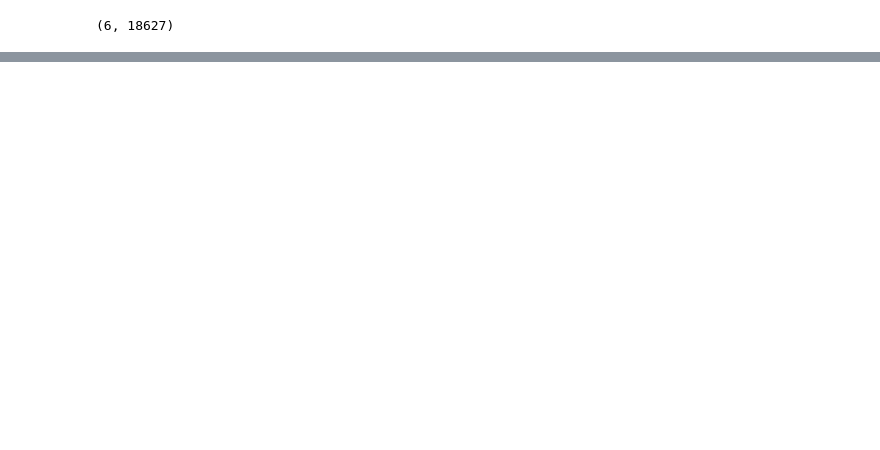
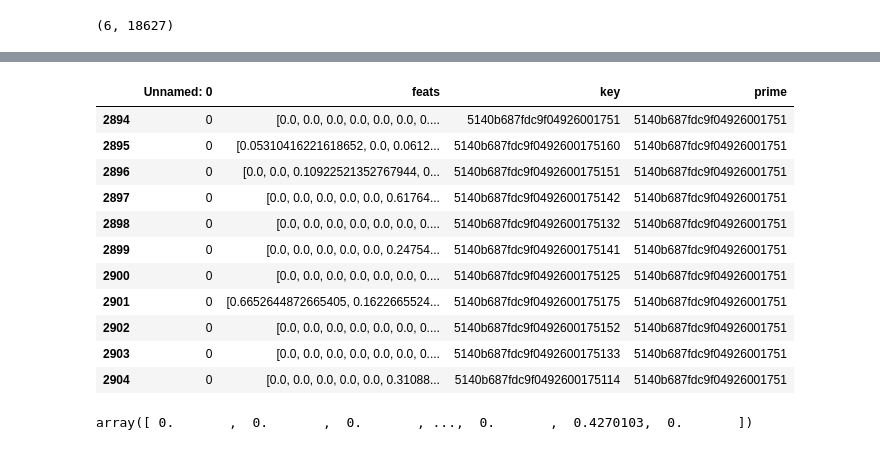
Before and after one commit to sagarjoglekar/ExplainingUrbanEmotions, a Jupyter notebook: notebooks/TamplateImageRetreival.ipynb, the cells around one changed output, grey strips where cells are left out. Cells and saved outputs as stored; diff of their text form; code cells hidden in the pictures; blank space fills up the shorter version.

```diff
--- a/notebooks/TamplateImageRetreival.ipynb
+++ b/notebooks/TamplateImageRetreival.ipynb
@@ -51,0 +62,2 @@ Image(templates[2])
+# %%
+Feats = pd.read_csv(AugTest)
@@ -51,0 +77,2 @@ Image(templates[2])
+# %%
+feats = Feats.drop(Feats.index[0]).astype('object')
@@ -51,0 +88,2 @@ Image(templates[2])
+# %%
+groupedFeats = feats.groupby('prime')
@@ -51,0 +110,17 @@ Image(templates[2])
+# %%
+df = groupedFeats.get_group('5140b687fdc9f04926001751')
+# %%
+df
+# %% [output]
+|  | Unnamed: 0 | feats | key | prime |
+| 2894 | 0 | [0.0, 0.0, 0.0, 0.0, 0.0, 0.0, 0.... | 5140b687fdc9f04926001751 | 5140b687fdc9f04926001751 |
+| 2895 | 0 | [0.05310416221618652, 0.0, 0.0612... | 5140b687fdc9f0492600175160 | 5140b687fdc9f04926001751 |
+| 2896 | 0 | [0.0, 0.0, 0.10922521352767944, 0... | 5140b687fdc9f0492600175151 | 5140b687fdc9f04926001751 |
+| 2897 | 0 | [0.0, 0.0, 0.0, 0.0, 0.0, 0.61764... | 5140b687fdc9f0492600175142 | 5140b687fdc9f04926001751 |
+| 2898 | 0 | [0.0, 0.0, 0.0, 0.0, 0.0, 0.0, 0.... | 5140b687fdc9f0492600175132 | 5140b687fdc9f04926001751 |
+| 2899 | 0 | [0.0, 0.0, 0.0, 0.0, 0.0, 0.24754... | 5140b687fdc9f0492600175141 | 5140b687fdc9f04926001751 |
+| 2900 | 0 | [0.0, 0.0, 0.0, 0.0, 0.0, 0.0, 0.... | 5140b687fdc9f0492600175125 | 5140b687fdc9f04926001751 |
+| 2901 | 0 | [0.6652644872665405, 0.1622665524... | 5140b687fdc9f0492600175175 | 5140b687fdc9f04926001751 |
+| 2902 | 0 | [0.0, 0.0, 0.0, 0.0, 0.0, 0.0, 0.... | 5140b687fdc9f0492600175152 | 5140b687fdc9f04926001751 |
+| 2903 | 0 | [0.0, 0.0, 0.0, 0.0, 0.0, 0.0, 0.... | 5140b687fdc9f0492600175133 | 5140b687fdc9f04926001751 |
+| 2904 | 0 | [0.0, 0.0, 0.0, 0.0, 0.0, 0.31088... | 5140b687fdc9f0492600175114 | 5140b687fdc9f04926001751 |
@@ -51,0 +129,4 @@ Image(templates[2])
+# %%
+a
+# %% [output]
+array([ 0.       ,  0.       ,  0.       , ...,  0.       ,  0.4270103,  0.       ])
```
Also changed, not shown: parts of 19 cells of this notebook, 13 other files.
